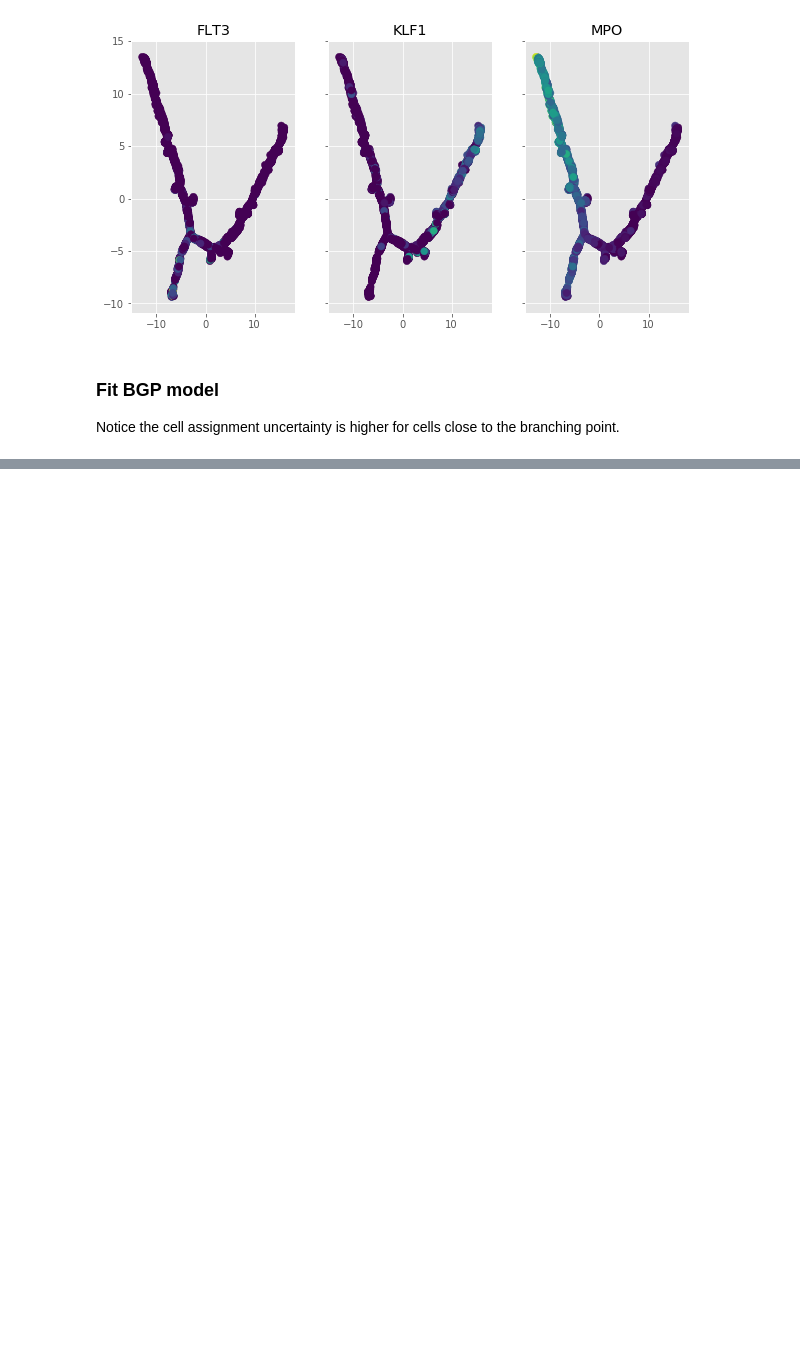
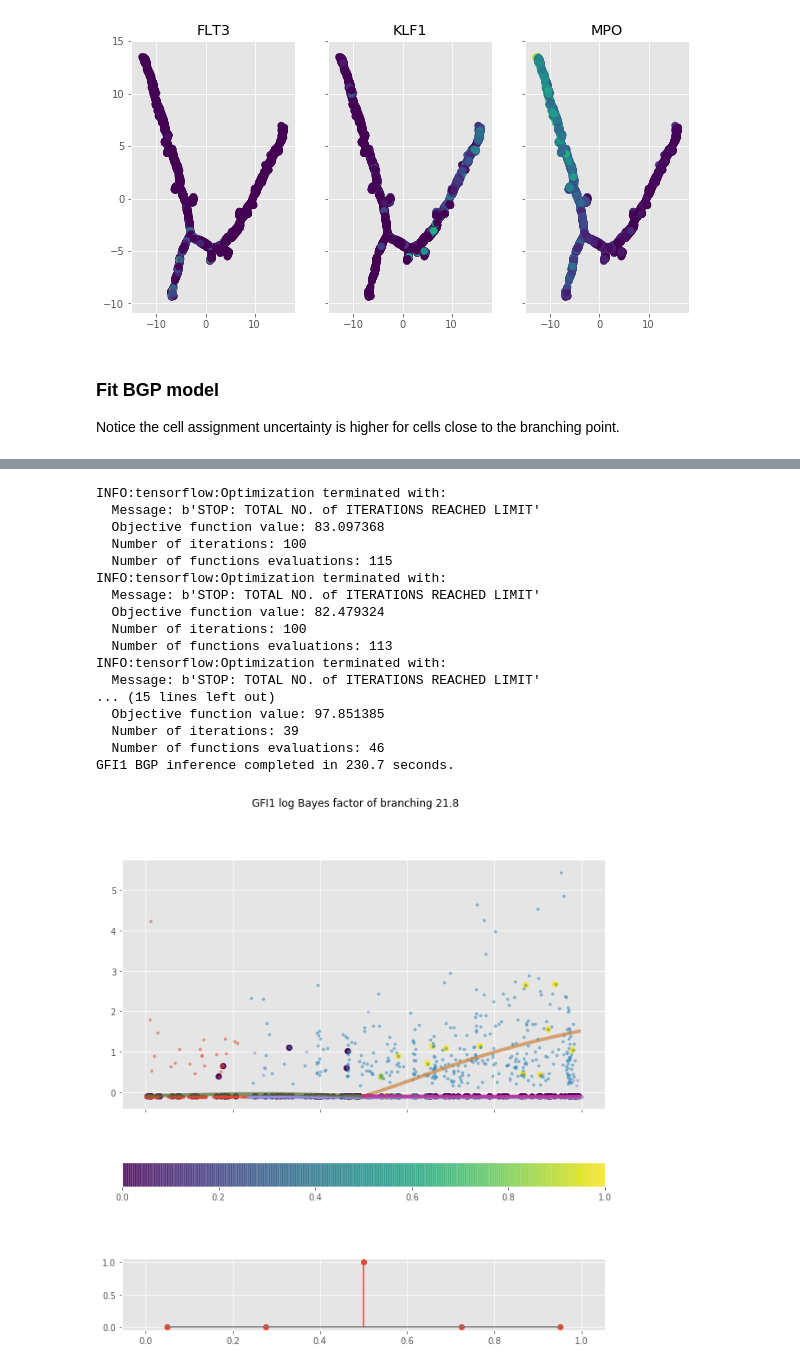
Before and after one commit to ManchesterBioinference/BranchedGP, a Jupyter notebook: notebooks/Hematopoiesis.ipynb, the cells around one changed output, grey strips where cells are left out. Cells and saved outputs as stored; diff of their text form; code cells hidden in the pictures; blank space fills up the shorter version.

```diff
--- a/notebooks/Hematopoiesis.ipynb
+++ b/notebooks/Hematopoiesis.ipynb
@@ -126 +126,22 @@ CTSG BGP inference completed in 244.3 seconds.
 [figure]
+# %%
+d_c, fig_c, ax_c = FitGene('GFI1')
+# %% [output]
+INFO:tensorflow:Optimization terminated with:
+  Message: b'STOP: TOTAL NO. of ITERATIONS REACHED LIMIT'
+  Objective function value: 83.097368
+  Number of iterations: 100
+  Number of functions evaluations: 115
+INFO:tensorflow:Optimization terminated with:
+  Message: b'STOP: TOTAL NO. of ITERATIONS REACHED LIMIT'
+  Objective function value: 82.479324
+  Number of iterations: 100
+  Number of functions evaluations: 113
+INFO:tensorflow:Optimization terminated with:
+  Message: b'STOP: TOTAL NO. of ITERATIONS REACHED LIMIT'
+... (15 lines left out)
+  Objective function value: 97.851385
+  Number of iterations: 39
+  Number of functions evaluations: 46
+GFI1 BGP inference completed in 230.7 seconds.
+[figure, added]
```
Also changed, not shown: parts of 2 cells of this notebook, 1 other file.
